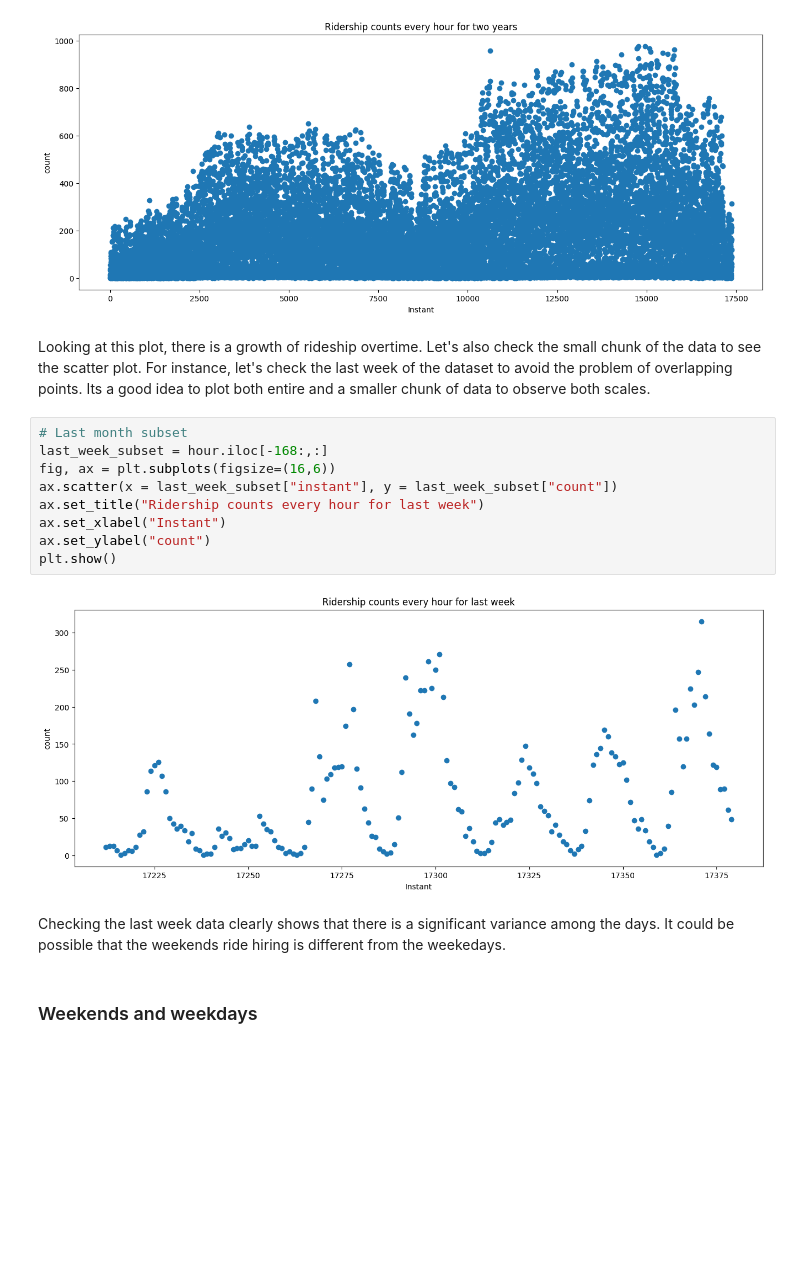
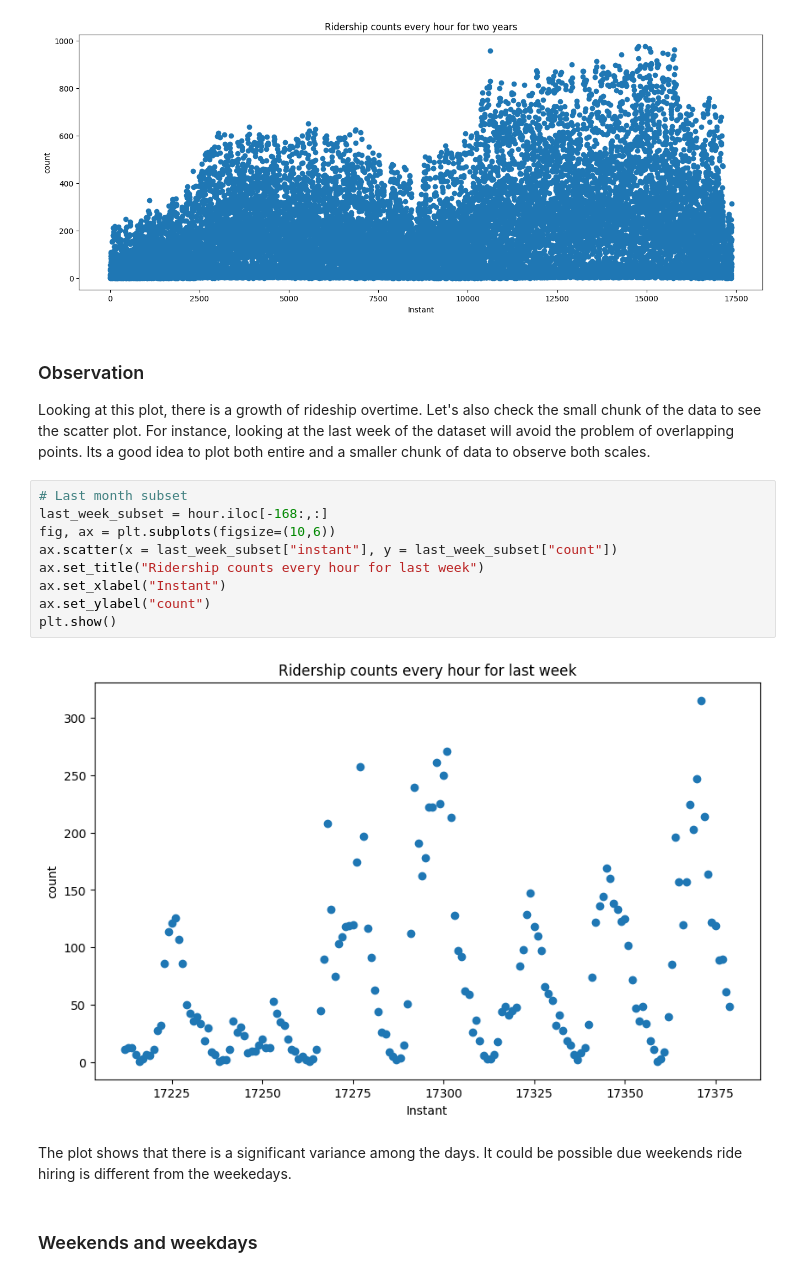
Before and after one commit to devbilalkhan/data-science, a Jupyter notebook: practice/bike_sharing_dataset.ipynb, the cells around one changed output. Saved outputs shown, nothing was run; the diff lists cells and outputs as text; blank space fills up the shorter version.

Commit message:
Adding and fixing observations and insights.

```diff
--- a/practice/bike_sharing_dataset.ipynb
+++ b/practice/bike_sharing_dataset.ipynb
@@ -275,21 +275,22 @@ plt.show()
 # %% [output]
 [figure]
 # %% [markdown]
+### Observation
 Looking at this plot, there is a growth of rideship overtime.
-Let's also check the small chunk of the data to see the scatter plot. For instance, let's check the last week of the dataset to avoid the problem of overlapping points. Its a good idea to plot both entire and a smaller chunk of data to observe both scales.
+Let's also check the small chunk of the data to see the scatter plot. For instance, looking at the last week of the dataset will avoid the problem of overlapping points. Its a good idea to plot both entire and a smaller chunk of data to observe both scales.
 # %%
 # Last month subset
 last_week_subset = hour.iloc[-168:,:]
-fig, ax = plt.subplots(figsize=(16,6))
+fig, ax = plt.subplots(figsize=(10,6))
 ax.scatter(x = last_week_subset["instant"], y = last_week_subset["count"])
 ax.set_title("Ridership counts every hour for last week")
 ax.set_xlabel("Instant")
 ax.set_ylabel("count")
 plt.show()
 # %% [output]
-[figure, old version]
+[figure, new version]
 # %% [markdown]
-Checking the last week data clearly shows that there is a significant variance among the days. It could be possible that the weekends ride hiring is different from the weekedays.
+The plot shows that there is a significant variance among the days. It could be possible due weekends ride hiring is different from the weekedays.
 # %% [markdown]
 ### Weekends and weekdays
 # %%
```
Also changed, not shown: parts of 8 cells of this notebook.
